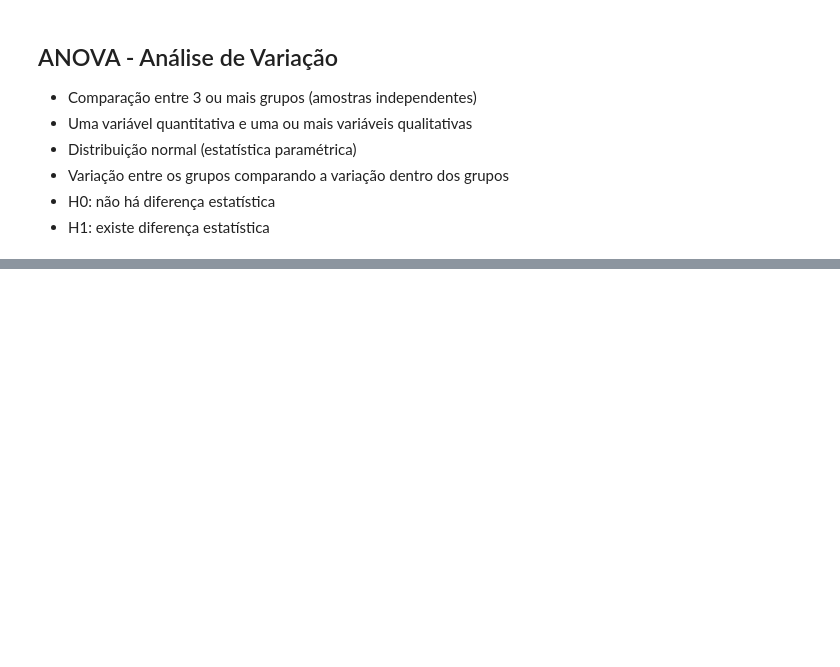
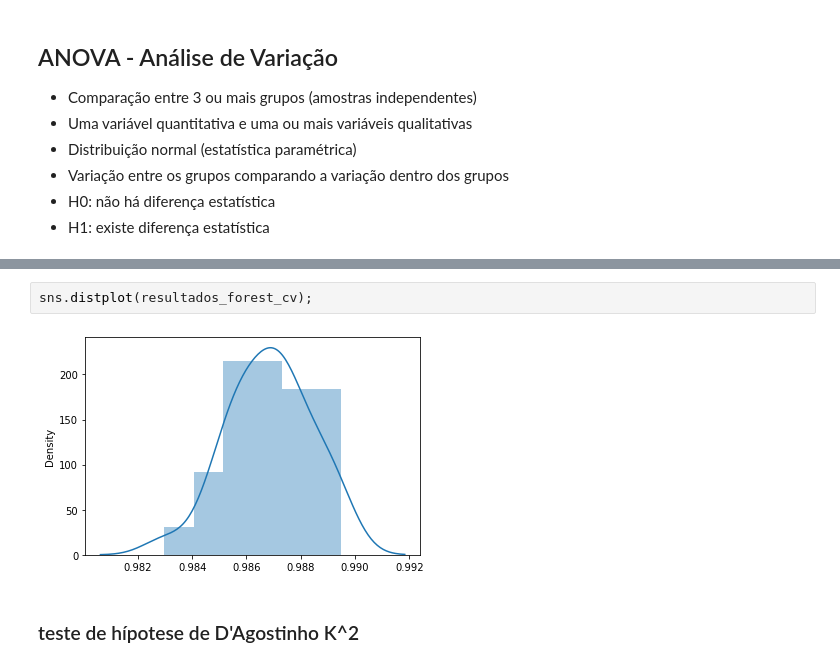
Before and after one commit to lari-guimaraes/Estudos_machine_learning, a Jupyter notebook: Testes_de_hipóteses.ipynb, the cells around one changed output, grey strips where cells are left out. Cells and saved outputs as stored; diff of their text form; blank space fills up the shorter version.

```diff
--- a/Testes_de_hipóteses.ipynb
+++ b/Testes_de_hipóteses.ipynb
@@ -297,0 +478,6 @@ accuracy_score(y, previsoes2)
+# %%
+sns.distplot(resultados_forest_cv);
+# %% [output]
+[figure, added]
+# %% [markdown]
+### teste de hípotese de D'Agostinho K^2
```
Also changed, not shown: parts of 37 cells of this notebook.
